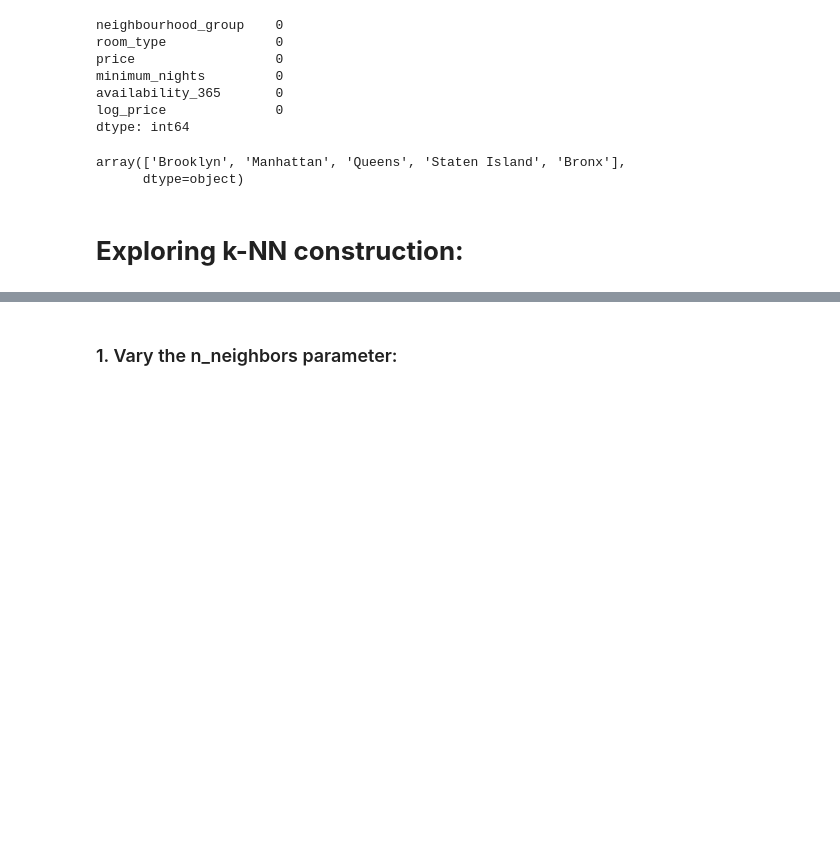
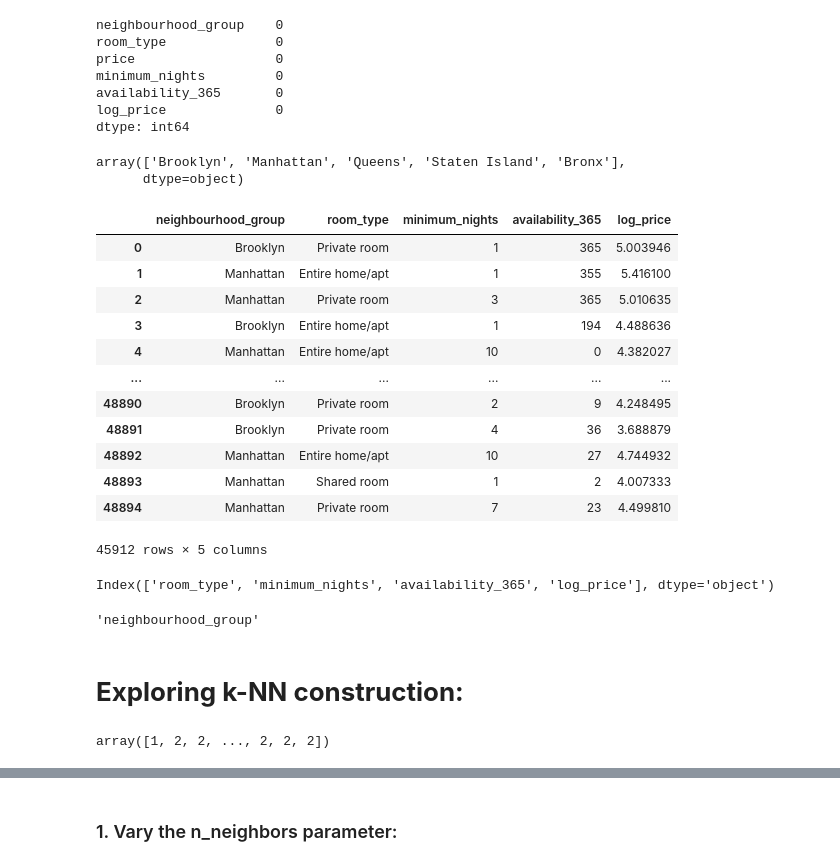
Before and after one commit to tanvir1985/MachineLearning-AMII, a Jupyter notebook: PA3_Team1_W23_ipynd.ipynb, the cells around one changed output, grey strips where cells are left out. Cells and saved outputs as stored; diff of their text form; code cells hidden in the pictures; blank space fills up the shorter version.

```diff
--- a/PA3_Team1_W23_ipynd.ipynb
+++ b/PA3_Team1_W23_ipynd.ipynb
@@ -415,5 +415,30 @@ df_clean['neighbourhood_group'].unique()
 # %% [output]
 array(['Brooklyn', 'Manhattan', 'Queens', 'Staten Island', 'Bronx'],
       dtype=object)
+# %%
+df_clean.drop(['price'], axis=1, inplace = True)
+df_clean
+# %% [output]
+|  | neighbourhood_group | room_type | minimum_nights | availability_365 | log_price |
+| 0 | Brooklyn | Private room | 1 | 365 | 5.003946 |
+| 1 | Manhattan | Entire home/apt | 1 | 355 | 5.416100 |
+| 2 | Manhattan | Private room | 3 | 365 | 5.010635 |
+| 3 | Brooklyn | Entire home/apt | 1 | 194 | 4.488636 |
+| 4 | Manhattan | Entire home/apt | 10 | 0 | 4.382027 |
+| ... | ... | ... | ... | ... | ... |
+| 48890 | Brooklyn | Private room | 2 | 9 | 4.248495 |
+| 48891 | Brooklyn | Private room | 4 | 36 | 3.688879 |
+| 48892 | Manhattan | Entire home/apt | 10 | 27 | 4.744932 |
+| 48893 | Manhattan | Shared room | 1 | 2 | 4.007333 |
+| 48894 | Manhattan | Private room | 7 | 23 | 4.499810 |
+45912 rows × 5 columns
+# %%
+column_names= df_clean.columns
+features = column_names[1:]
+label = column_names[0]
+display(features, label)
+# %% [output]
+Index(['room_type', 'minimum_nights', 'availability_365', 'log_price'], dtype='object')
+'neighbourhood_group'
 # %% [markdown]
 # **Exploring k-NN construction:**
@@ -419,0 +451,6 @@ array(['Brooklyn', 'Manhattan', 'Queens', 'Staten Island', 'Bronx'],
+# %%
+
+y = y_preprocess.fit_transform(df_clean[label])
+y
+# %% [output]
+array([1, 2, 2, ..., 2, 2, 2])
```
Also changed, not shown: parts of 10 cells of this notebook.
